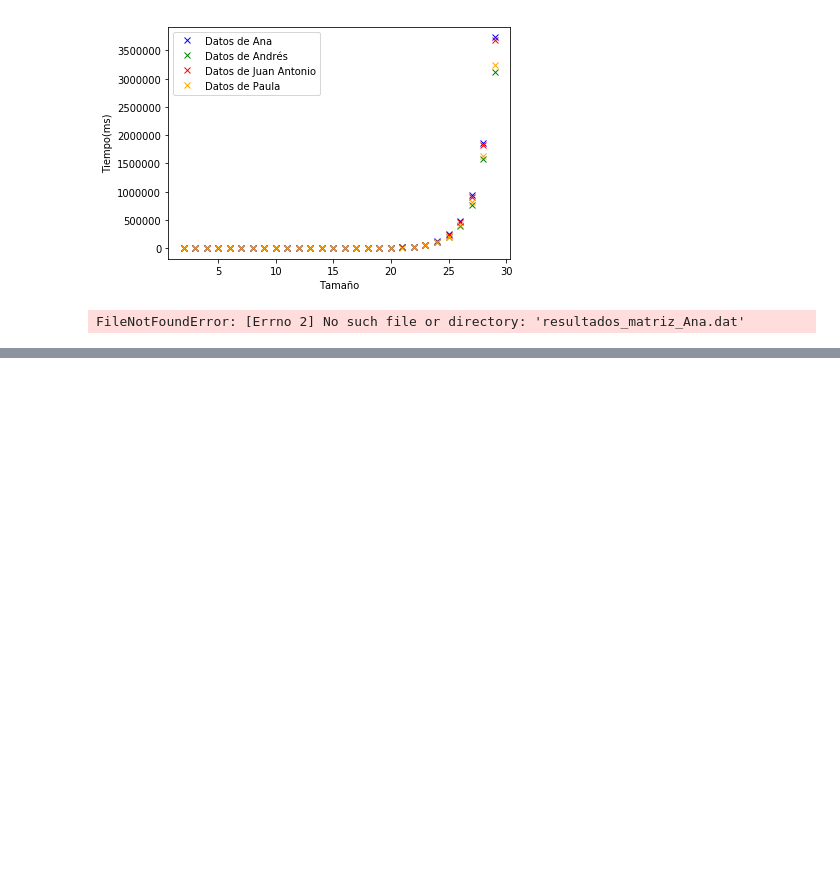
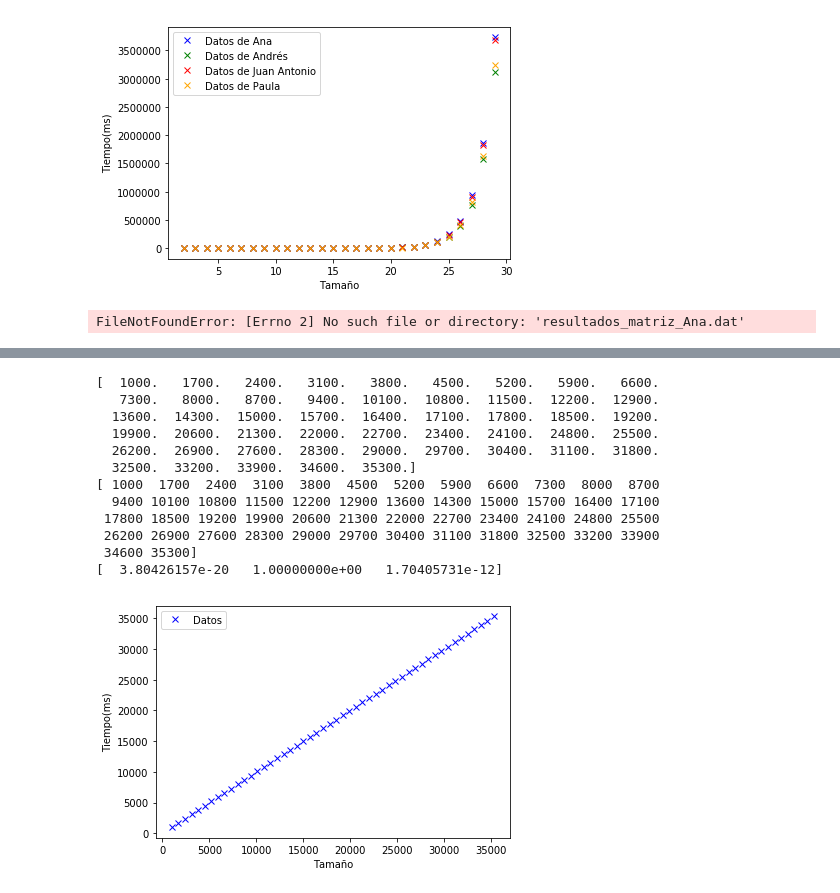
Before and after one commit to Asmilex/Algaritmica, a Jupyter notebook: P2/graficas/Exportagraficas.ipynb, the cells around one changed output, grey strips where cells are left out. Cells and saved outputs as stored; diff of their text form; code cells hidden in the pictures; blank space fills up the shorter version.

Commit message:
Modifico vector y su script para las ejecuciones de memoria empirica y dinamica

```diff
--- a/P2/graficas/Exportagraficas.ipynb
+++ b/P2/graficas/Exportagraficas.ipynb
@@ -425,9 +462,10 @@ FileNotFoundError: [Errno 2] No such file or directory: 'resultados_matriz_Ana.d
 # %%
-datasinmediaAna = np.loadtxt("resultados_vector_Ana.dat")
-mediasAna = np.empty(28)
-for j in range(28):
-    mediasAna[j]=np.mean(datasinmediaAna[j*15:(j+1)*15,1])
+datasinmediaAna = np.loadtxt("vector.log")
+mediasAna = np.empty(50)
+for j in range(50):
+    mediasAna[j]=np.mean(datasinmediaAna[j*1:(j+1)*1,1])
 print(mediasAna)
+
 '''
 datasinmediaAndres = np.loadtxt("resultados_matriz_Andres.dat")
 mediasAndres = np.empty(28)
@@ -440,49 +478,64 @@ datasinmediaJA = np.loadtxt("resultados_matriz_JA.dat")
 mediasJA = np.empty(28)
 for j in range(28):
     mediasJA[j]=np.mean(datasinmediaJA[j*15:(j+1)*15,1])
 print(mediasJA)
 
 datasinmediaPaula = np.loadtxt("resultados_matriz_Paula.dat")
 mediasPaula = np.empty(28)
 for j in range(28):
     mediasPaula[j]=np.mean(datasinmediaPaula[j*15:(j+1)*15,1])
 print(mediasPaula)
 '''
-datos = np.arange(100,19700,700)
+
+datos = np.arange(1000,36000,700)
 print(datos)
 
 coefsAna = np.polyfit(datos[:], mediasAna[:], 2)
 print(coefsAna)
-'''
-coefsAndres = np.polyfit(datos[:], mediasAndres[:], 2)
-print(coefsAndres)
 
-coefsJA = np.polyfit(datos[:], mediasJA[:], 2)
-print(coefsJA)
+#coefsAndres = np.polyfit(datos[:], mediasAndres[:], 2)
+#print(coefsAndres)
 
-coefsPaula = np.polyfit(datos[:], mediasPaula[:], 2)
-print(coefsPaula)
-'''
+#coefsJA = np.polyfit(datos[:], mediasJA[:], 2)
+#print(coefsJA)
+
+#coefsPaula = np.polyfit(datos[:], mediasPaula[:], 2)
+#print(coefsPaula)
+
 yAna = coefsAna[0]*datos*datos+coefsAna[1]*datos+coefsAna[2]
-'''
-yAndres = coefsAndres[0]*datos*datos+coefsAndres[1]*datos+coefsAndres[2]
-yJA = coefsJA[0]*datos*datos+coefsJA[1]*datos+coefsJA[2]
-yPaula = coefsPaula[0]*datos*datos+coefsPaula[1]*datos+coefsPaula[2]
-'''
+
+#yAndres = coefsAndres[0]*datos*datos+coefsAndres[1]*datos+coefsAndres[2]
+#yJA = coefsJA[0]*datos*datos+coefsJA[1]*datos+coefsJA[2]
+#yPaula = coefsPaula[0]*datos*datos+coefsPaula[1]*datos+coefsPaula[2]
+
 plt.figure()
 #plt.plot(datos,yAna,label="Regresión de Ana")
 #plt.plot(datos,yAndres,label="Regresión de Andres")
 #plt.plot(datos,yJA,label="Regresión de Juan Antonio")
 #plt.plot(datos,yPaula,label="Regresión de Paula")
 plt.plot(datos[:], mediasAna[:], color="blue", marker="x", ls="none", label="Datos")
-'''
-plt.plot(datos[:], mediasAndres[:], color="orange", marker="x", ls="none", label="Datos")
-plt.plot(datos[:], mediasJA[:], color="green", marker="x", ls="none", label="Datos")
-plt.plot(datos[:], mediasPaula[:], color="red", marker="x", ls="none", label="Datos")
-'''
+
+#plt.plot(datos[:], mediasAndres[:], color="orange", marker="x", ls="none", label="Datos")
+#plt.plot(datos[:], mediasJA[:], color="green", marker="x", ls="none", label="Datos")
+#plt.plot(datos[:], mediasPaula[:], color="red", marker="x", ls="none", label="Datos")
+
 plt.legend(loc="best")
 plt.xlabel("Tamaño")
 plt.ylabel("Tiempo(ms)")
 plt.tight_layout()
 #plt.savefig("vector_empirica.png", dpi=600)
 plt.show()
+# %% [output]
+[  1000.   1700.   2400.   3100.   3800.   4500.   5200.   5900.   6600.
+   7300.   8000.   8700.   9400.  10100.  10800.  11500.  12200.  12900.
+  13600.  14300.  15000.  15700.  16400.  17100.  17800.  18500.  19200.
+  19900.  20600.  21300.  22000.  22700.  23400.  24100.  24800.  25500.
+  26200.  26900.  27600.  28300.  29000.  29700.  30400.  31100.  31800.
+  32500.  33200.  33900.  34600.  35300.]
+[ 1000  1700  2400  3100  3800  4500  5200  5900  6600  7300  8000  8700
+  9400 10100 10800 11500 12200 12900 13600 14300 15000 15700 16400 17100
+ 17800 18500 19200 19900 20600 21300 22000 22700 23400 24100 24800 25500
+ 26200 26900 27600 28300 29000 29700 30400 31100 31800 32500 33200 33900
+ 34600 35300]
+[  3.80426157e-20   1.00000000e+00   1.70405731e-12]
+[figure, added]
```
Also changed, not shown: parts of 2 cells of this notebook, 7 other files.
